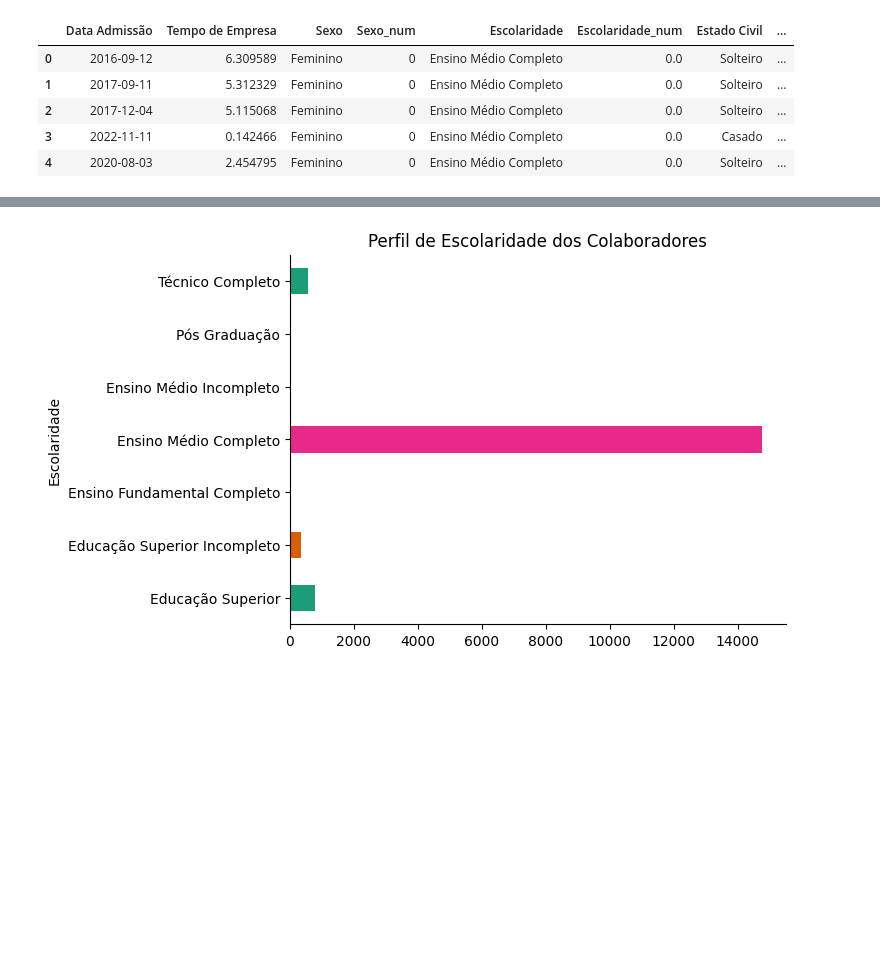
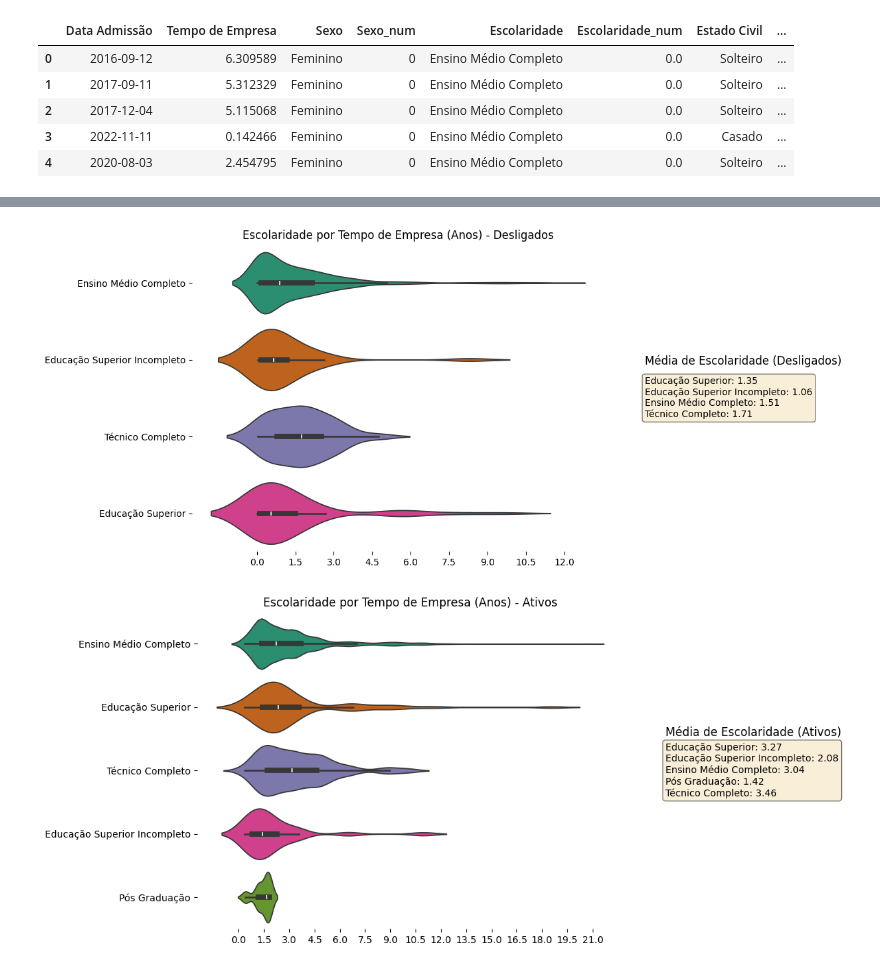
Before and after one commit to Gabrieldiasdeoliveira/People-Analytics---Turnover, a Jupyter notebook: People_Analytics_Turnover.ipynb, the cells around one changed output, grey strips where cells are left out. Drawn from its saved outputs; the diff is of its cells as text; code cells hidden in the pictures; blank space fills up the shorter version.

```diff
--- a/People_Analytics_Turnover.ipynb
+++ b/People_Analytics_Turnover.ipynb
@@ -85,11 +124,68 @@ plt.show()
-# %%
-# @title Escolaridade
-
-from matplotlib import pyplot as plt
-import seaborn as sns
-dados.groupby('Escolaridade').size().plot(kind='barh', color=sns.palettes.mpl_palette('Dark2'))
-plt.title('Perfil de Escolaridade dos Colaboradores')
-plt.gca().spines[['top', 'right',]].set_visible(False)
-# %% [output]
-[figure, removed]
+# %%
+# @title Grafico de Tempo de Empresa por Escolaridade - ViolinPlot - Ativos e Desoligados
+
+# Filtrando os dados para Situacao igual a 0
+
+dados_situacao_0 = dados_filtrados[dados_filtrados['Situacao'] == 0]
+
+# Calculando as médias para cada categoria de escolaridade (Situação 0)
+medias_por_escolaridade_situacao_0 = dados_situacao_0.groupby('Escolaridade')['Tempo de Empresa'].mean()
+
+# Plotando o gráfico para Situação 0
+fig, ax = plt.subplots(figsize=figsize)
+sns.violinplot(data=dados_situacao_0, x='Tempo de Empresa', y='Escolaridade', hue='Escolaridade', inner='box', palette='Dark2', ax=ax, legend=False)
+plt.title('Escolaridade por Tempo de Empresa (Anos) - Desligados')
+
+# Adicionando a caixa de texto com as médias ao lado do gráfico (Situação 0)
+textstr_situacao_0 = '\n'.join(f'{escolaridade}: {media:.2f}' for escolaridade, media in medias_por_escolaridade_situacao_0.items())
+ax.text(1.1, 0.5, textstr_situacao_0, transform=ax.transAxes, fontsize=10, verticalalignment='center', bbox=props)
+
+# Adicionando um título à caixa de texto das médias (Situação 0)
+ax.text(1.1, 0.6, 'Média de Escolaridade (Desligados)', transform=ax.transAxes, fontsize=12, verticalalignment='bottom')
+
+# Removendo o título do eixo y (Situação 0)
+ax.set_ylabel('')
+
+# Removendo o título do eixo x (Situação 0)
+ax.set_xlabel('')
+
+# Definindo os ticks do eixo x com incrementos de 1.5 (Situação 0)
+plt.xticks(np.arange(0, dados_situacao_0['Tempo de Empresa'].max() + 1.5, 1.5))
+
+
+sns.despine(top=True, right=True, bottom=True, left=True)
+plt.show()
+
+# Filtrando os dados para Situacao igual a 1
+dados_situacao_1 = dados_filtrados[dados_filtrados['Situacao'] == 1]
+
+# Calculando as médias para cada categoria de escolaridade (Situação 1)
+medias_por_escolaridade_situacao_1 = dados_situacao_1.groupby('Escolaridade')['Tempo de Empresa'].mean()
+
+# Plotando o gráfico para Situação 1
+fig, ax = plt.subplots(figsize=figsize)
+sns.violinplot(data=dados_situacao_1, x='Tempo de Empresa', y='Escolaridade', hue='Escolaridade', inner='box', palette='Dark2', ax=ax, legend=False)
+plt.title('Escolaridade por Tempo de Empresa (Anos) - Ativos')
+
+# Adicionando a caixa de texto com as médias ao lado do gráfico (Situação 1)
+textstr_situacao_1 = '\n'.join(f'{escolaridade}: {media:.2f}' for escolaridade, media in medias_por_escolaridade_situacao_1.items())
+ax.text(1.1, 0.5, textstr_situacao_1, transform=ax.transAxes, fontsize=10, verticalalignment='center', bbox=props)
+
+# Adicionando um título à caixa de texto das médias (Situação 1)
+ax.text(1.1, 0.6, 'Média de Escolaridade (Ativos)', transform=ax.transAxes, fontsize=12, verticalalignment='bottom')
+
+# Removendo o título do eixo y (Situação 1)
+ax.set_ylabel('')
+
+# Definindo os ticks do eixo x com incrementos de 1.5 (Situação 1)
+plt.xticks(np.arange(0, dados_situacao_1['Tempo de Empresa'].max() + 1.5, 1.5))
+
+# Removendo o título do e
+ax.set_xlabel('')
+
+sns.despine(top=True, right=True, bottom=True, left=True)
+plt.show()
+# %% [output]
+[figure, added]
+[figure, added]
 # %%
```
Also changed, not shown: parts of 13 cells of this notebook.
